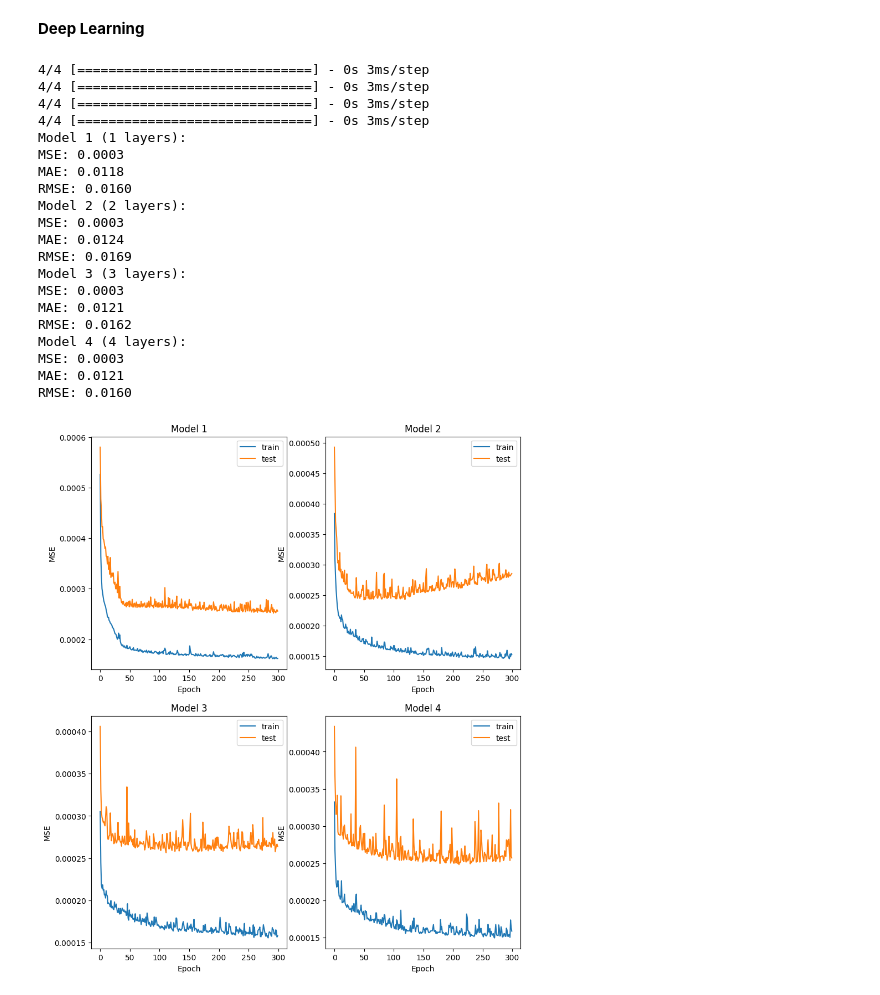
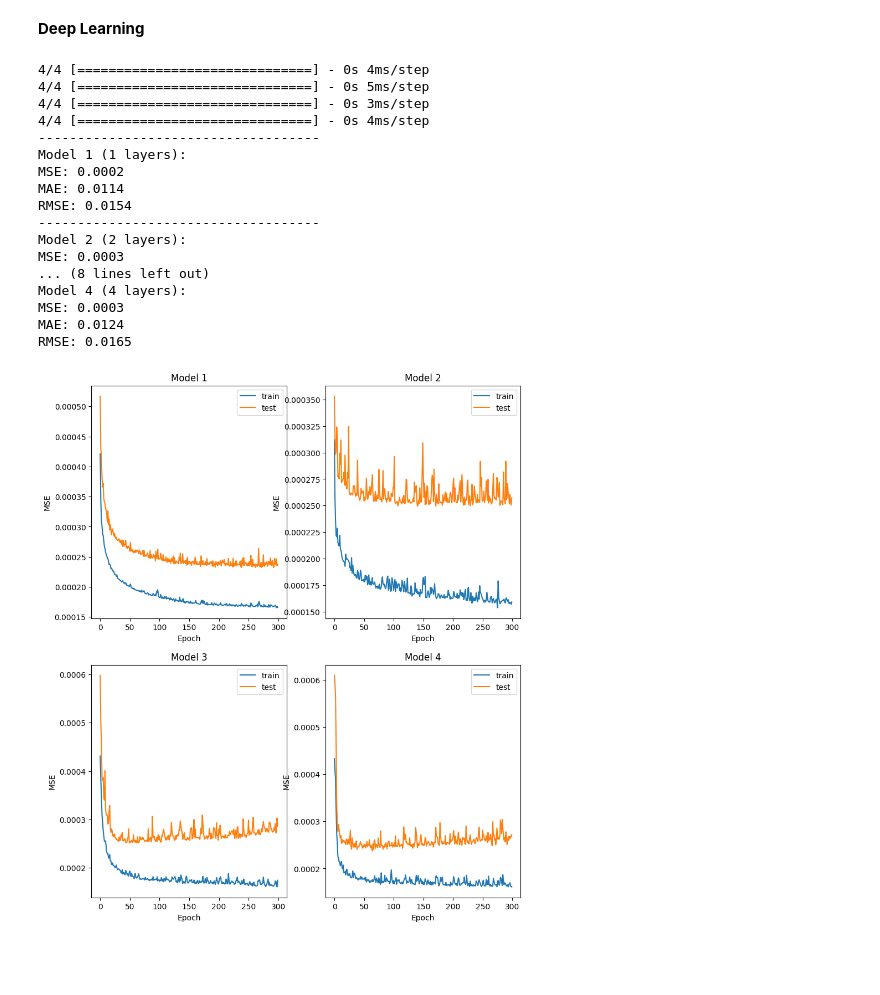
Before and after one commit to asheta66/CNN, a Jupyter notebook: Stock_Market_Prediction (3).ipynb, the cells around one changed output. Drawn from its saved outputs; the diff is of its cells as text; code cells hidden in the pictures; blank space fills up the shorter version.

```diff
--- a/Stock_Market_Prediction (3).ipynb
+++ b/Stock_Market_Prediction (3).ipynb
@@ -375,14 +363,8 @@ plot_actual_vs_predicted('Correlation_LR', y_train, y_train_pred, y_test, y_test
 # %% [markdown]
 **Deep Learning**
 # %%
-import numpy as np
-import matplotlib.pyplot as plt
-from keras.models import Sequential
-from keras.layers import Dense
-from sklearn.metrics import mean_squared_error, mean_absolute_error
-
 # Define layer sizes
-layer_sizes = [[7], [7, 7], [7, 7, 7], [7, 7, 7, 7]]
+layer_sizes = [[7], [8, 8], [9, 9, 9], [10,10,10,10]]
 
 # Define lists to store metrics and histories for each model
 mse_list = []
@@ -414,48 +396,46 @@ for i, layers in enumerate(layer_sizes):
     rmse_list.append(rmse)
 
     # Save the model with a name
     model_name = f'model_{i+1}_{len(layers)}layers.h5'
     model.save(f'model_{i+1}.h5')
 
 # Plot convergence curves in a subplot
 fig, axs = plt.subplots(2, 2, figsize=(10, 12))
 axs = axs.ravel()
 for i, history in enumerate(history_list):
     axs[i].plot(history.history['loss'], label='train')
     axs[i].plot(history.history['val_loss'], label='test')
     axs[i].set_title(f'Model {i+1}')
     axs[i].set_xlabel('Epoch')
     axs[i].set_ylabel('MSE')
     axs[i].legend()
 
 # Print metrics for each model
 for i, layers in enumerate(layer_sizes):
+    print('------------------------------------')
     print(f'Model {i+1} ({len(layers)} layers):')
     print(f'MSE: {mse_list[i]:.4f}')
     print(f'MAE: {mae_list[i]:.4f}')
     print(f'RMSE: {rmse_list[i]:.4f}')
 # %% [output]
+4/4 [==============================] - 0s 4ms/step
+4/4 [==============================] - 0s 5ms/step
 4/4 [==============================] - 0s 3ms/step
-4/4 [==============================] - 0s 3ms/step
-4/4 [==============================] - 0s 3ms/step
-4/4 [==============================] - 0s 3ms/step
+4/4 [==============================] - 0s 4ms/step
+------------------------------------
 Model 1 (1 layers):
-MSE: 0.0003
-MAE: 0.0118
-RMSE: 0.0160
+MSE: 0.0002
+MAE: 0.0114
+RMSE: 0.0154
+------------------------------------
 Model 2 (2 layers):
 MSE: 0.0003
-MAE: 0.0124
-RMSE: 0.0169
-Model 3 (3 layers):
-MSE: 0.0003
-MAE: 0.0121
-RMSE: 0.0162
+... (8 lines left out)
 Model 4 (4 layers):
 MSE: 0.0003
-MAE: 0.0121
-RMSE: 0.0160
+MAE: 0.0124
+RMSE: 0.0165
-[figure, old version]
+[figure, new version]
 # %%
 # Print the model summary
 print(f"Model {i+1} ({len(layers)} layers):")
```
Also changed, not shown: parts of 21 cells of this notebook.
